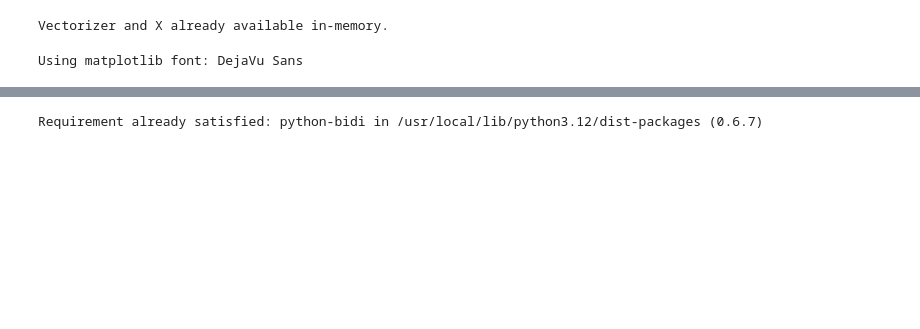
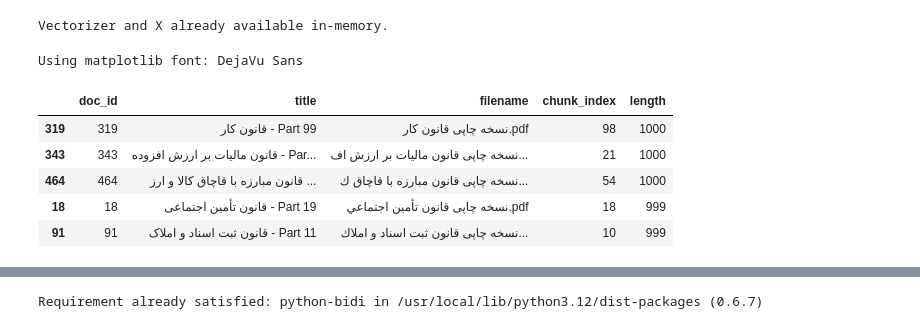
Before and after one commit to tahamajs/Natural-Language-Processing-Projects, a Jupyter notebook: NLP_UT/CA5/answers/Q1/NLP_HW5_Q1.ipynb, the cells around one changed output, grey strips where cells are left out. Drawn from its saved outputs; the diff is of its cells as text; code cells hidden in the pictures; blank space fills up the shorter version.

```diff
--- a/NLP_UT/CA5/answers/Q1/NLP_HW5_Q1.ipynb
+++ b/NLP_UT/CA5/answers/Q1/NLP_HW5_Q1.ipynb
@@ -487,4 +512,25 @@ plt.rcParams["font.family"] = chosen
 print(f"Using matplotlib font: {chosen}")
 # %% [output]
 Using matplotlib font: DejaVu Sans
+# %%
+import pandas as pd
+
+# ابتدا دیتافریم را بسازید
+df_metadata = pd.DataFrame(metadata)
+
+# اگر ستون طول وجود ندارد، آن را بر اساس لیست docs محاسبه کنید
+if 'length' not in df_metadata.columns:
+    # فرض بر این است که ترتیب metadata و docs یکی است
+    df_metadata['length'] = [len(d) for d in docs]
+
+# حالا مرتب‌سازی بدون خطا انجام می‌شود
+df_metadata = df_metadata.sort_values(by='length', ascending=False)
+display(df_metadata.head())
+# %% [output]
+|  | doc_id | title | filename | chunk_index | length |
+| 319 | 319 | قانون کار - Part 99 | نسخه چاپی قانون كار.pdf | 98 | 1000 |
+| 343 | 343 | قانون مالیات بر ارزش افزوده - Par... | نسخه چاپی قانون ماليات بر ارزش اف... | 21 | 1000 |
+| 464 | 464 | قانون مبارزه با قاچاق کالا و ارز ... | نسخه چاپی قانون مبارزه با قاچاق ك... | 54 | 1000 |
+| 18 | 18 | قانون تأمین اجتماعی - Part 19 | نسخه چاپی قانون تأمين اجتماعي.pdf | 18 | 999 |
+| 91 | 91 | قانون ثبت اسناد و املاک - Part 11 | نسخه چاپی قانون ثبت اسناد و املاك... | 10 | 999 |
 # %%
```
Also changed, not shown: parts of 19 cells of this notebook, 2 other files.
